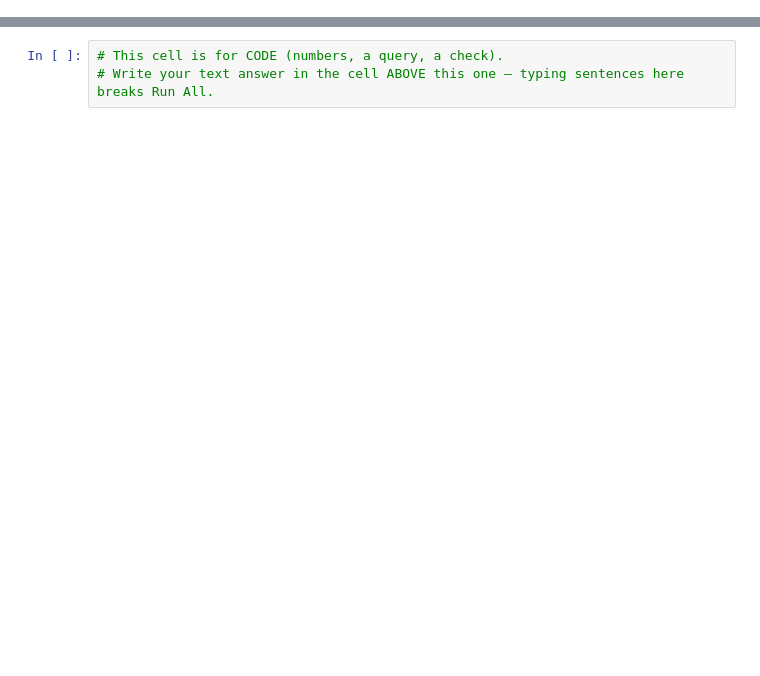
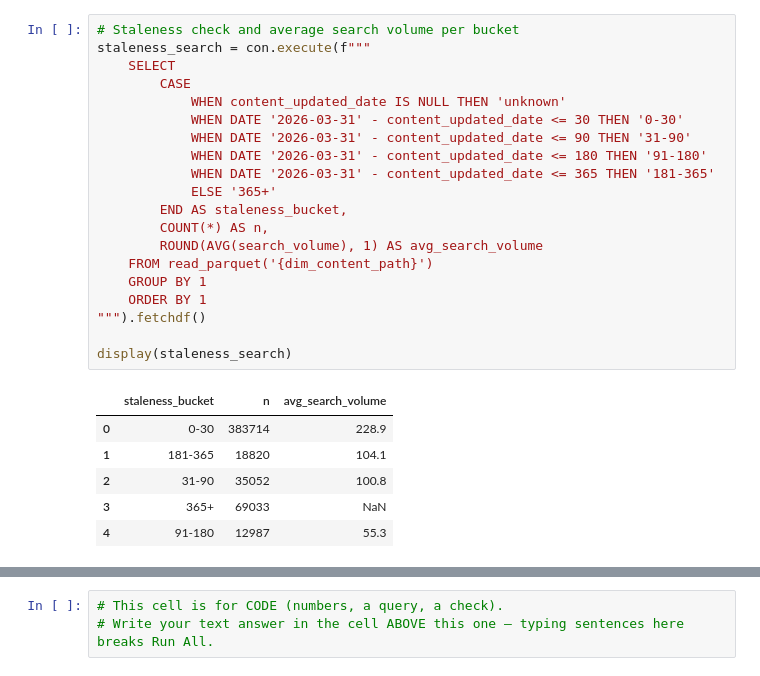
Before and after one commit to satyamgupta04/week1, a Jupyter notebook: work/notebooks/w04_baseline_score.ipynb, the cells around one changed output, grey strips where cells are left out. Cells and saved outputs as stored; diff of their text form; blank space fills up the shorter version.

```diff
--- a/work/notebooks/w04_baseline_score.ipynb
+++ b/work/notebooks/w04_baseline_score.ipynb
@@ -12,0 +24,27 @@ This skeleton is yours to fill. Work the sections **in order** — each one has
+# %%
+# Staleness check and average search volume per bucket
+staleness_search = con.execute(f"""
+    SELECT
+        CASE
+            WHEN content_updated_date IS NULL THEN 'unknown'
+            WHEN DATE '2026-03-31' - content_updated_date <= 30 THEN '0-30'
+            WHEN DATE '2026-03-31' - content_updated_date <= 90 THEN '31-90'
+            WHEN DATE '2026-03-31' - content_updated_date <= 180 THEN '91-180'
+            WHEN DATE '2026-03-31' - content_updated_date <= 365 THEN '181-365'
+            ELSE '365+'
+        END AS staleness_bucket,
+        COUNT(*) AS n,
+        ROUND(AVG(search_volume), 1) AS avg_search_volume
+    FROM read_parquet('{dim_content_path}')
+    GROUP BY 1
+    ORDER BY 1
+""").fetchdf()
+
+display(staleness_search)
+# %% [output]
+|  | staleness_bucket | n | avg_search_volume |
+| 0 | 0-30 | 383714 | 228.9 |
+| 1 | 181-365 | 18820 | 104.1 |
+| 2 | 31-90 | 35052 | 100.8 |
+| 3 | 365+ | 69033 | NaN |
+| 4 | 91-180 | 12987 | 55.3 |
```
Also changed, not shown: parts of 32 cells of this notebook.
